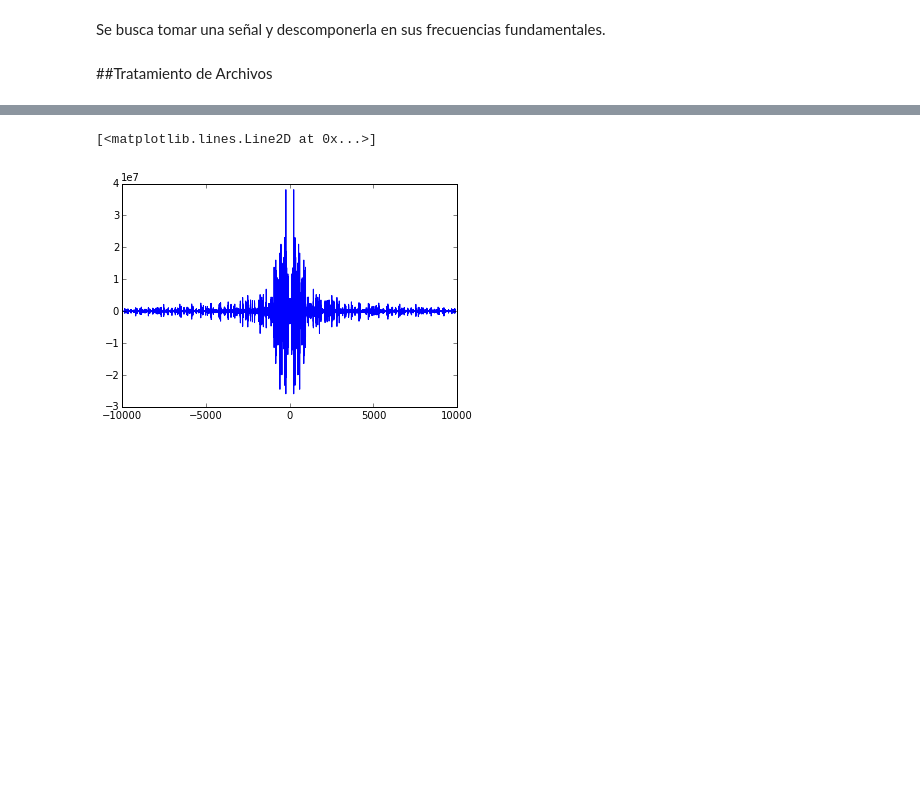
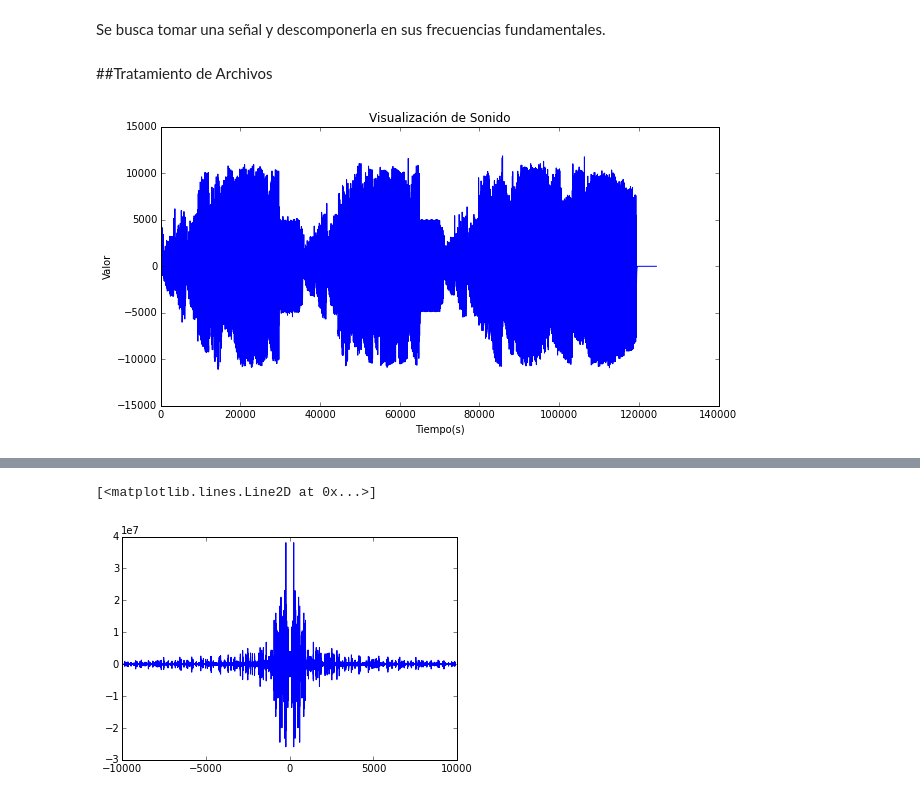
Before and after one commit to JuanUrrea6/MC, a Jupyter notebook: Proyecto Final/Filtrado.ipynb, the cells around one changed output, grey strips where cells are left out. Drawn from its saved outputs; the diff is of its cells as text; code cells hidden in the pictures; blank space fills up the shorter version.

```diff
--- a/Proyecto Final/Filtrado.ipynb
+++ b/Proyecto Final/Filtrado.ipynb
@@ -7,6 +8,9 @@ import numpy
 Se busca tomar una señal y descomponerla en sus frecuencias fundamentales.
 # %% [markdown]
 ##Tratamiento de Archivos
+# %%
+#Algunas constantes que serán modificadas por las funciones.
+t = []
 # %%
 #Nombre: Leer
 #Parámetros: archivo- El nombre completo del archivo, junto con la extensión .wav.
@@ -14,7 +18,8 @@ Se busca tomar una señal y descomponerla en sus frecuencias fundamentales.
 #Este método importa un archivo escrito como .wav, para luego retornar un arreglo que contiene todos los datos
 #contenidos en dicho archivo.
 def leer(archivo, graficar):
-    datosGeneral = wavfile.read(archivo)
+    global t
+    datosGeneral = read(archivo)
     original = datosGeneral[1]
     t = linspace(0, len(original), len(original))
     if(graficar == True):
@@ -24,6 +29,10 @@ def leer(archivo, graficar):
         ylabel("Valor")
         title("Visualización de Sonido")
     return original
+# %%
+prueba = leer("resultado.wav", True)
+# %% [output]
+[figure, added]
 # %%
 #Nombre: Fourier
 #Parámetros: archivo- El nombre del archivo generado por la función Leer.
```
Also changed, not shown: parts of 6 cells of this notebook.
